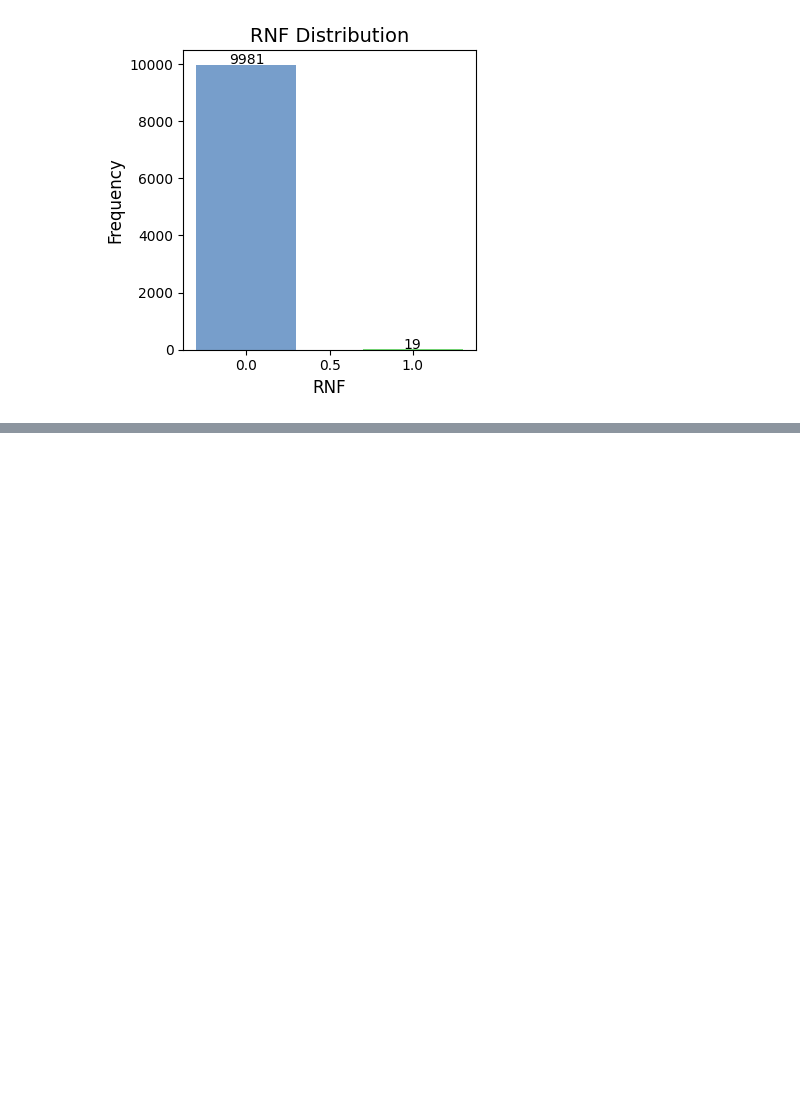
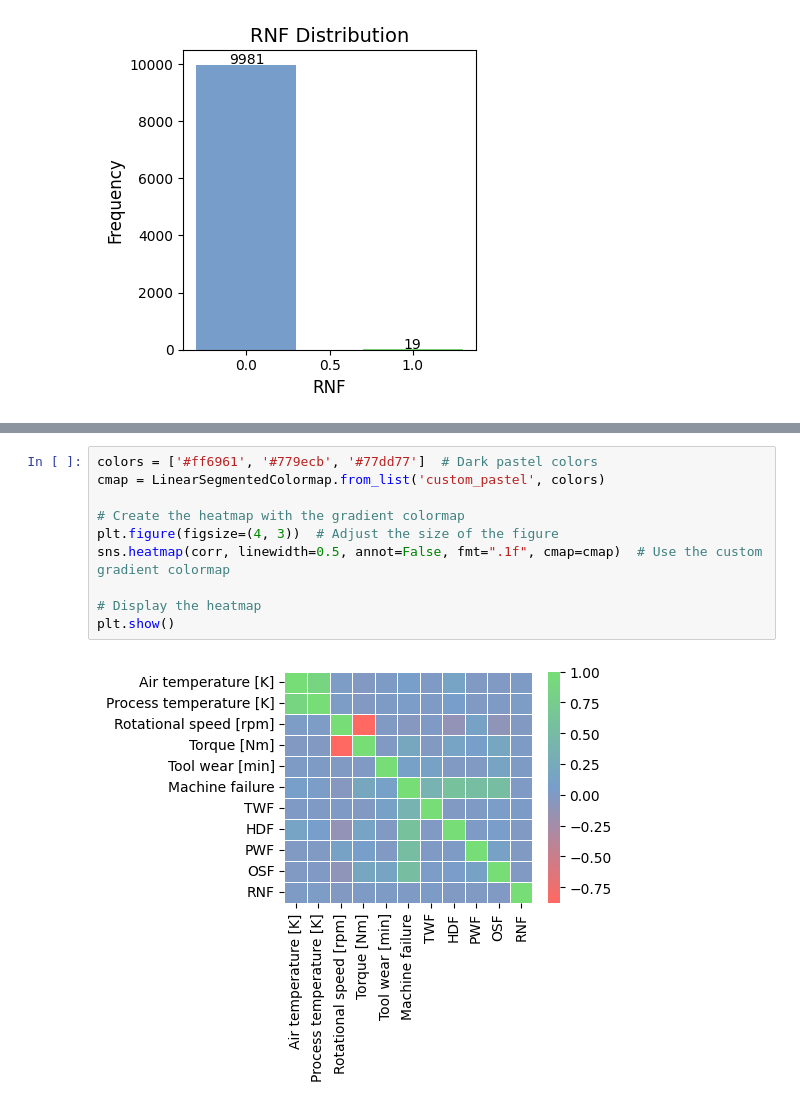
Before and after one commit to Joseph1889/RestartProyect, a Jupyter notebook: DataUnderstanding/EDA.ipynb, the cells around one changed output, grey strips where cells are left out. Drawn from its saved outputs; the diff is of its cells as text; blank space fills up the shorter version.

```diff
--- a/DataUnderstanding/EDA.ipynb
+++ b/DataUnderstanding/EDA.ipynb
@@ -305,0 +319,12 @@ plt.show()
+# %%
+colors = ['#ff6961', '#779ecb', '#77dd77']  # Dark pastel colors
+cmap = LinearSegmentedColormap.from_list('custom_pastel', colors)
+
+# Create the heatmap with the gradient colormap
+plt.figure(figsize=(4, 3))  # Adjust the size of the figure
+sns.heatmap(corr, linewidth=0.5, annot=False, fmt=".1f", cmap=cmap)  # Use the custom gradient colormap
+
+# Display the heatmap
+plt.show()
+# %% [output]
+[figure, added]
```
Also changed, not shown: parts of 3 cells of this notebook.
